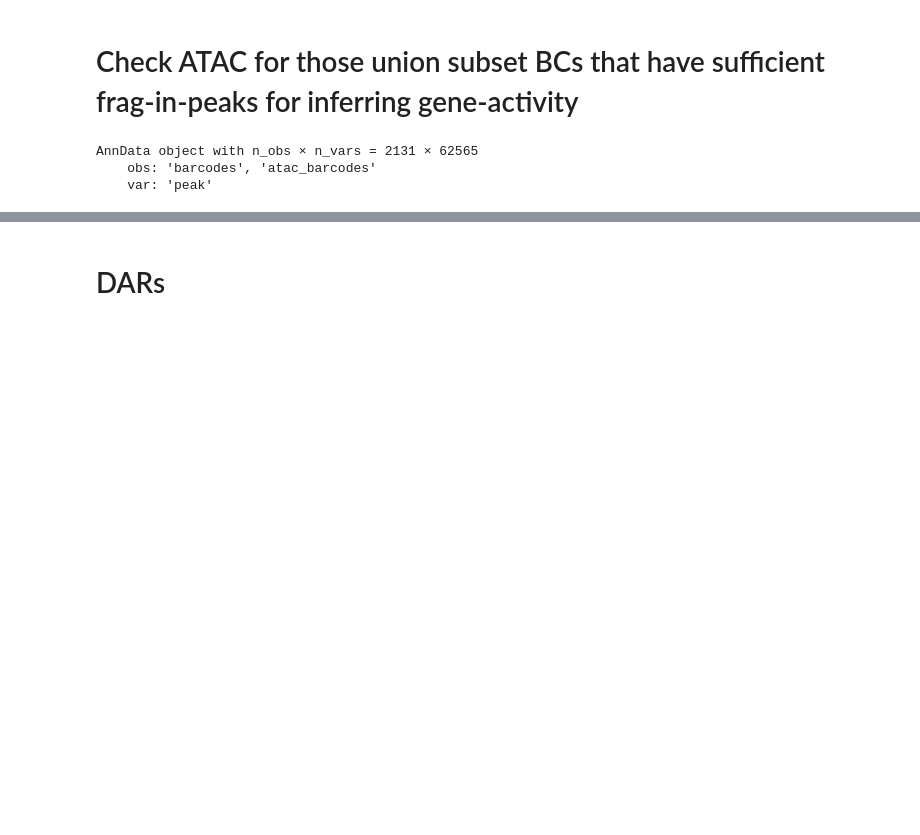
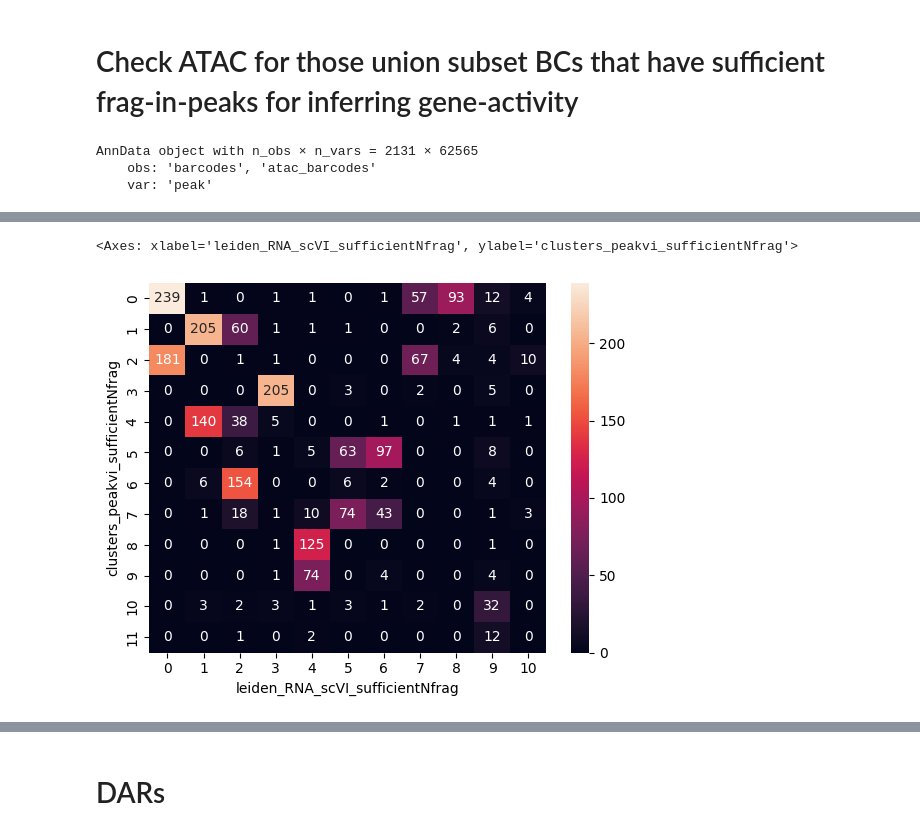
Before and after one commit to streetslab/SADE, a Jupyter notebook: EDA/3set_enoughinfo_sub_p2_DARs.ipynb, the cells around one changed output, grey strips where cells are left out. Saved outputs shown, nothing was run; the diff lists cells and outputs as text; code cells hidden in the pictures; blank space fills up the shorter version.

```diff
--- a/EDA/3set_enoughinfo_sub_p2_DARs.ipynb
+++ b/EDA/3set_enoughinfo_sub_p2_DARs.ipynb
@@ -126,0 +179,6 @@ with plt.rc_context({'figure.figsize': (5, 4)}):
+# %%
+g = h5_atac_enoughinfo.obs.groupby(['clusters_peakvi_sufficientNfrag', 'leiden_RNA_scVI_sufficientNfrag']).size().unstack(fill_value=0)
+sns.heatmap(g, annot=True, fmt='')
+# %% [output]
+<Axes: xlabel='leiden_RNA_scVI_sufficientNfrag', ylabel='clusters_peakvi_sufficientNfrag'>
+[figure, added]
```
Also changed, not shown: parts of 13 cells of this notebook, 23 other files.
